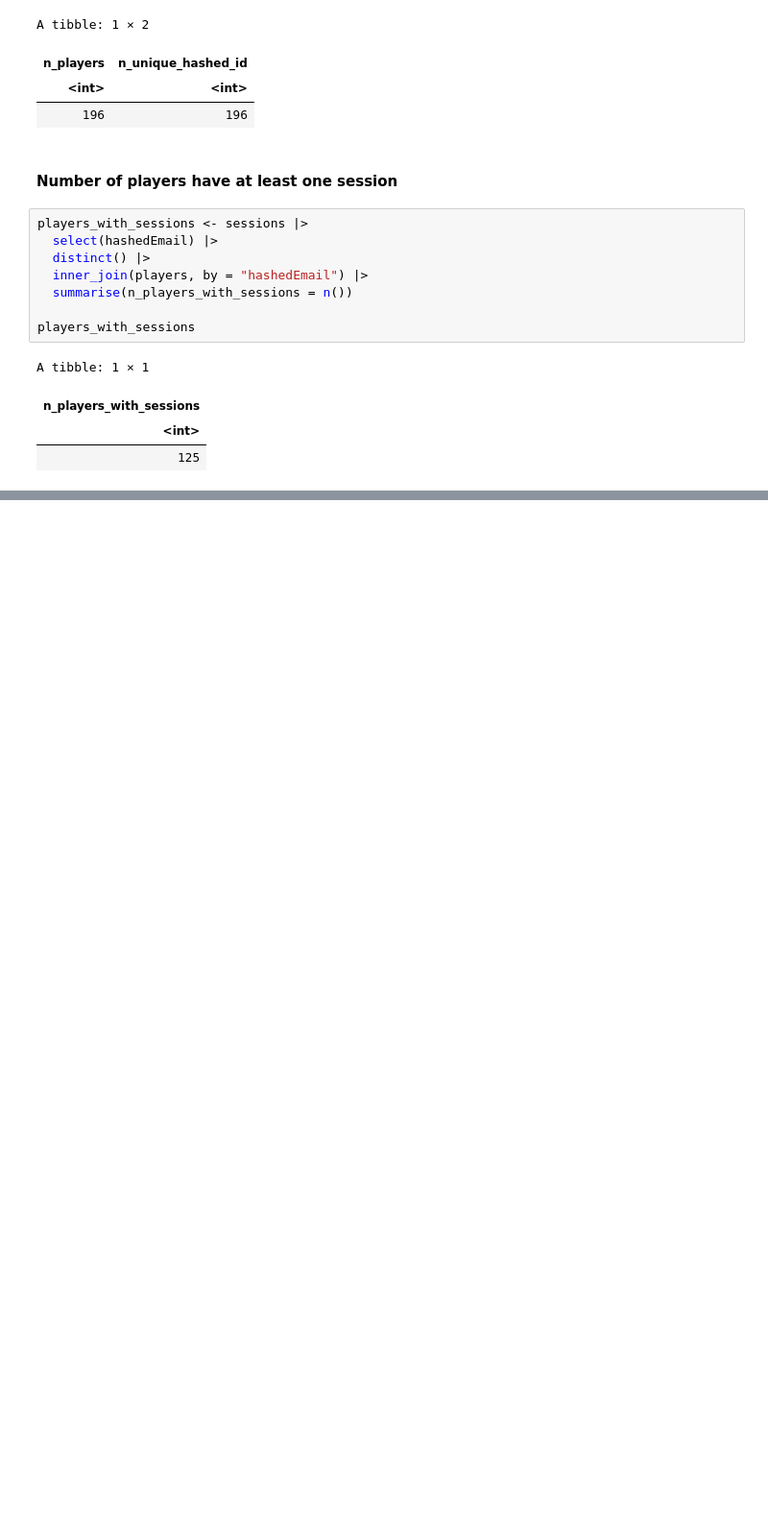
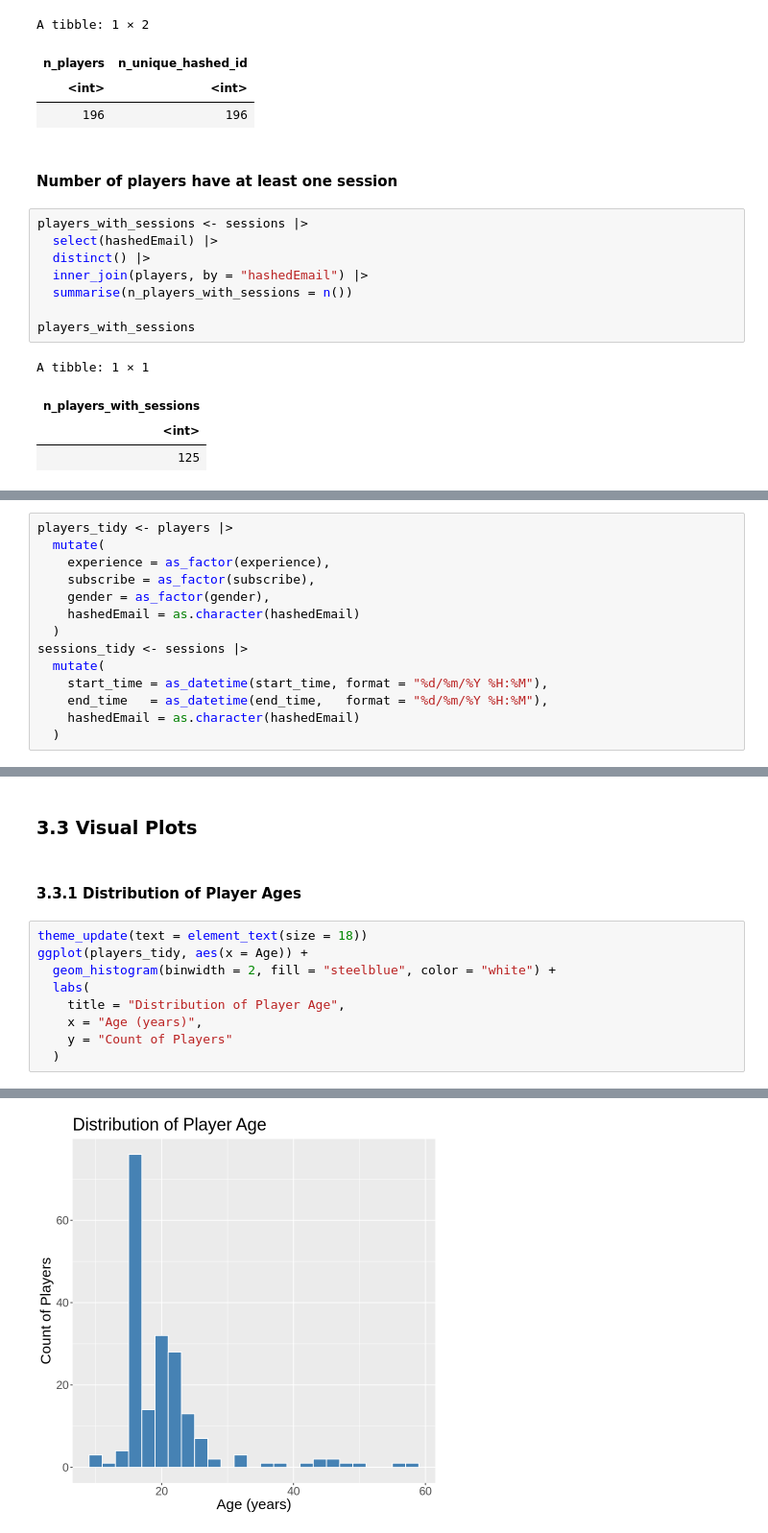
Before and after one commit to gavinceee/DSCI_Proj, a Jupyter notebook: proj_ind.ipynb, the cells around one changed output, grey strips where cells are left out. Shown at 96% size. Saved outputs shown, nothing was run; the diff lists cells and outputs as text; blank space fills up the shorter version.

Commit message:
Section 3 Finished
4 Plots With descriptions added

```diff
--- a/proj_ind.ipynb
+++ b/proj_ind.ipynb
@@ -329,0 +334,14 @@ Can a player’s experience level, age, gender, and total hours played predict w
+# %%
+players_tidy <- players |>
+  mutate(
+    experience = as_factor(experience),
+    subscribe = as_factor(subscribe),
+    gender = as_factor(gender),
+    hashedEmail = as.character(hashedEmail)
+  )
+sessions_tidy <- sessions |>
+  mutate(
+    start_time = as_datetime(start_time, format = "%d/%m/%Y %H:%M"),
+    end_time   = as_datetime(end_time,   format = "%d/%m/%Y %H:%M"),
+    hashedEmail = as.character(hashedEmail)
+  )
@@ -329,0 +363,14 @@ Can a player’s experience level, age, gender, and total hours played predict w
+# %% [markdown]
+### 3.3 Visual Plots
+# %% [markdown]
+#### 3.3.1 Distribution of Player Ages
+# %%
+theme_update(text = element_text(size = 18))
+ggplot(players_tidy, aes(x = Age)) +
+  geom_histogram(binwidth = 2, fill = "steelblue", color = "white") +
+  labs(
+    title = "Distribution of Player Age",
+    x = "Age (years)",
+    y = "Count of Players"
+  )
+# %% [output]
@@ -329,0 +379 @@ Can a player’s experience level, age, gender, and total hours played predict w
+[figure, added]
```
Also changed, not shown: parts of 16 cells of this notebook.
